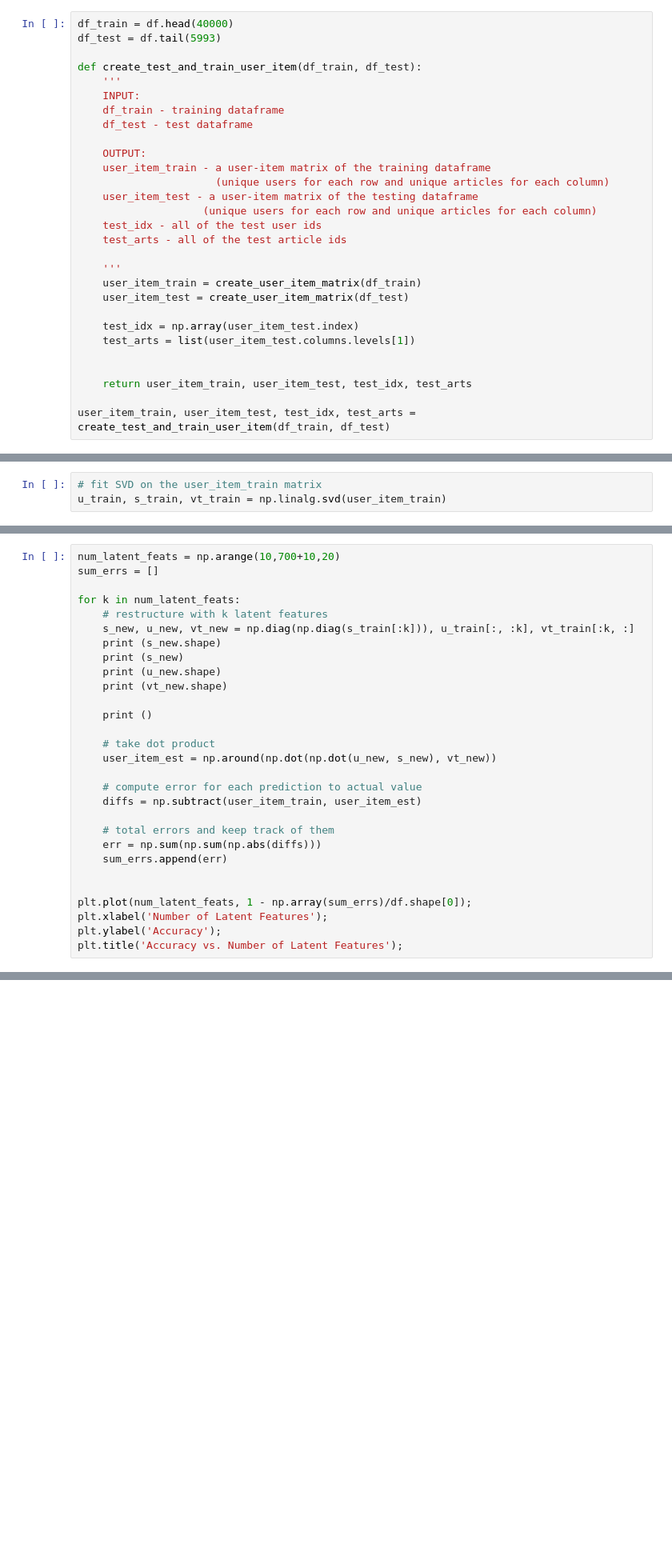
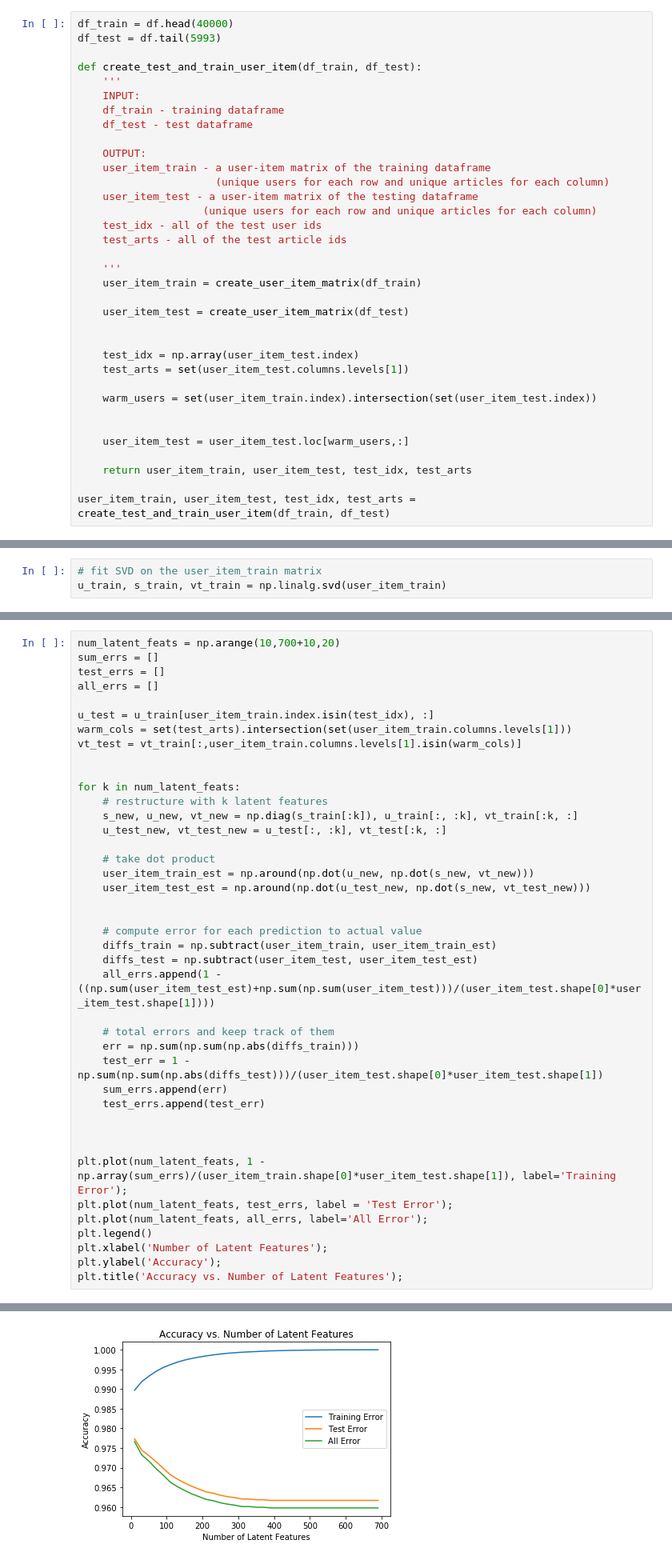
Before and after one commit to misrakberhe/IBMRecommendationEngine, a Jupyter notebook: Recommendations_with_IBM.ipynb, the cells around one changed output, grey strips where cells are left out. Shown: that part at 80% size. Cells and saved outputs as stored; diff of their text form; blank space fills up the shorter version.

Commit message:
feat: SVD recommendation
provides recommendations based on matrix factorization using
SVD, optimizing for latent features, and comparing training
 vs testing error

```diff
--- a/Recommendations_with_IBM.ipynb
+++ b/Recommendations_with_IBM.ipynb
@@ -810,11 +798,17 @@ def create_test_and_train_user_item(df_train, df_test):
 
     '''
     user_item_train = create_user_item_matrix(df_train)
+
     user_item_test = create_user_item_matrix(df_test)
 
+
     test_idx = np.array(user_item_test.index)
-    test_arts = list(user_item_test.columns.levels[1])
+    test_arts = set(user_item_test.columns.levels[1])
 
+    warm_users = set(user_item_train.index).intersection(set(user_item_test.index))
+
+
+    user_item_test = user_item_test.loc[warm_users,:]
 
     return user_item_train, user_item_test, test_idx, test_arts
 
@@ -857,29 +844,41 @@ vt_train.shape
 # %%
 num_latent_feats = np.arange(10,700+10,20)
 sum_errs = []
+test_errs = []
+all_errs = []
+
+u_test = u_train[user_item_train.index.isin(test_idx), :]
+warm_cols = set(test_arts).intersection(set(user_item_train.columns.levels[1]))
+vt_test = vt_train[:,user_item_train.columns.levels[1].isin(warm_cols)]
+
 
 for k in num_latent_feats:
     # restructure with k latent features
-    s_new, u_new, vt_new = np.diag(np.diag(s_train[:k])), u_train[:, :k], vt_train[:k, :]
-    print (s_new.shape)
-    print (s_new)
-    print (u_new.shape)
-    print (vt_new.shape)
-
-    print ()
+    s_new, u_new, vt_new = np.diag(s_train[:k]), u_train[:, :k], vt_train[:k, :]
+    u_test_new, vt_test_new = u_test[:, :k], vt_test[:k, :]
 
     # take dot product
-    user_item_est = np.around(np.dot(np.dot(u_new, s_new), vt_new))
+    user_item_train_est = np.around(np.dot(u_new, np.dot(s_new, vt_new)))
+    user_item_test_est = np.around(np.dot(u_test_new, np.dot(s_new, vt_test_new)))
+
 
     # compute error for each prediction to actual value
-    diffs = np.subtract(user_item_train, user_item_est)
+    diffs_train = np.subtract(user_item_train, user_item_train_est)
+    diffs_test = np.subtract(user_item_test, user_item_test_est)
+    all_errs.append(1 - ((np.sum(user_item_test_est)+np.sum(np.sum(user_item_test)))/(user_item_test.shape[0]*user_item_test.shape[1])))
 
     # total errors and keep track of them
-    err = np.sum(np.sum(np.abs(diffs)))
+    err = np.sum(np.sum(np.abs(diffs_train)))
+    test_err = 1 - np.sum(np.sum(np.abs(diffs_test)))/(user_item_test.shape[0]*user_item_test.shape[1])
     sum_errs.append(err)
+    test_errs.append(test_err)
 
 
-plt.plot(num_latent_feats, 1 - np.array(sum_errs)/df.shape[0]);
+
+plt.plot(num_latent_feats, 1 - np.array(sum_errs)/(user_item_train.shape[0]*user_item_test.shape[1]), label='Training Error');
+plt.plot(num_latent_feats, test_errs, label = 'Test Error');
+plt.plot(num_latent_feats, all_errs, label='All Error');
+plt.legend()
 plt.xlabel('Number of Latent Features');
 plt.ylabel('Accuracy');
 plt.title('Accuracy vs. Number of Latent Features');
@@ -905,2 +886,3 @@ ValueError: operands could not be broadcast together with shapes (4487,714) (514
+[figure, added]
 # %% [markdown]
 `6.` Use the cell below to comment on the results you found in the previous question. Given the circumstances of your results, discuss what you might do to determine if the recommendations you make with any of the above recommendation systems are an improvement to how users currently find articles?
```
Also changed, not shown: parts of 9 cells of this notebook.
